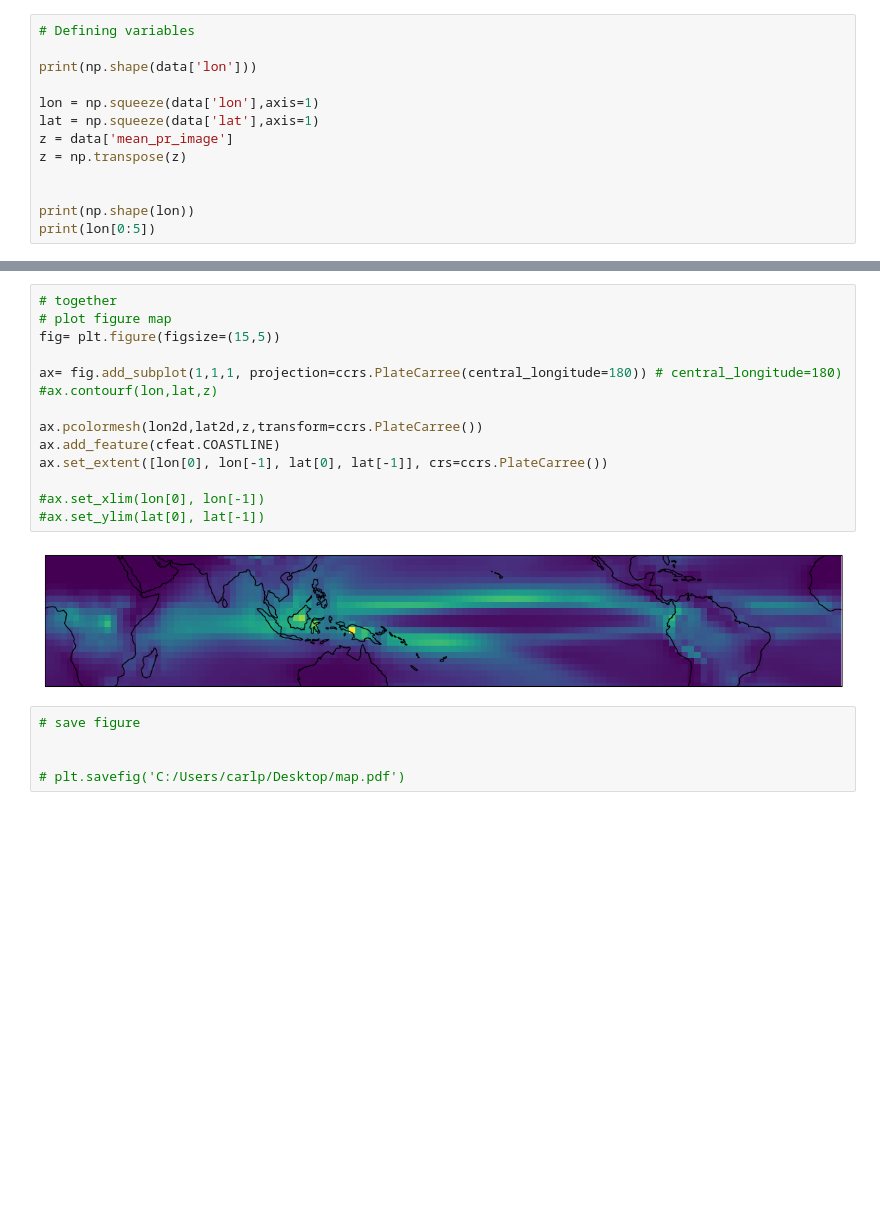
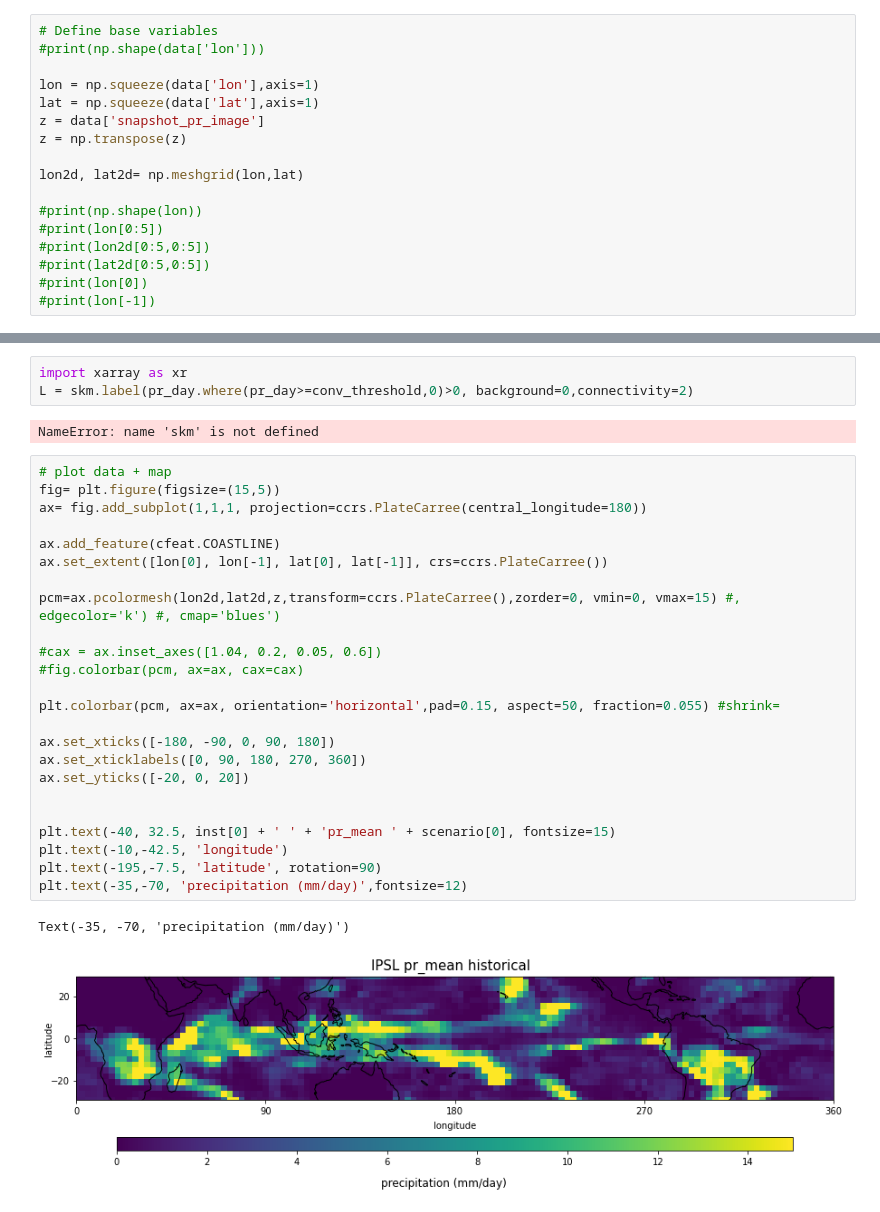
Before and after one commit to PBlackberg/phd, a Jupyter notebook: plotscripts/map_plot.ipynb, the cells around one changed output, grey strips where cells are left out. Drawn from its saved outputs; the diff is of its cells as text; blank space fills up the shorter version.

```diff
--- a/plotscripts/map_plot.ipynb
+++ b/plotscripts/map_plot.ipynb
@@ -105,13 +73,17 @@ dict_keys(['__header__', '__version__', '__globals__', 'M_area', 'M_lat', 'M_lon
 # %%
-# Defining variables
-
-print(np.shape(data['lon']))
+# Define base variables
+#print(np.shape(data['lon']))
 
 lon = np.squeeze(data['lon'],axis=1)
 lat = np.squeeze(data['lat'],axis=1)
-z = data['mean_pr_image']
+z = data['snapshot_pr_image']
 z = np.transpose(z)
 
+lon2d, lat2d= np.meshgrid(lon,lat)
 
-print(np.shape(lon))
-print(lon[0:5])
+#print(np.shape(lon))
+#print(lon[0:5])
+#print(lon2d[0:5,0:5])
+#print(lat2d[0:5,0:5])
+#print(lon[0])
+#print(lon[-1])
@@ -160,21 +114,32 @@ ax.set_extent([lon[0], lon[-1], lat[0], lat[-1]], crs=ccrs.PlateCarree())
-# %%
-# together
-# plot figure map
-fig= plt.figure(figsize=(15,5))
-
-ax= fig.add_subplot(1,1,1, projection=ccrs.PlateCarree(central_longitude=180)) # central_longitude=180)
-#ax.contourf(lon,lat,z)
-
-ax.pcolormesh(lon2d,lat2d,z,transform=ccrs.PlateCarree())
-ax.add_feature(cfeat.COASTLINE)
-ax.set_extent([lon[0], lon[-1], lat[0], lat[-1]], crs=ccrs.PlateCarree())
-
-#ax.set_xlim(lon[0], lon[-1])
-#ax.set_ylim(lat[0], lat[-1])
-# %% [output]
-[figure, removed]
-# %%
-# save figure
-
-
-# plt.savefig('C:/Users/carlp/Desktop/map.pdf')
+# %%
+import xarray as xr
+L = skm.label(pr_day.where(pr_day>=conv_threshold,0)>0, background=0,connectivity=2)
+# %% [output]
+NameError: name 'skm' is not defined
+# %%
+# plot data + map
+fig= plt.figure(figsize=(15,5))
+ax= fig.add_subplot(1,1,1, projection=ccrs.PlateCarree(central_longitude=180))
+
+ax.add_feature(cfeat.COASTLINE)
+ax.set_extent([lon[0], lon[-1], lat[0], lat[-1]], crs=ccrs.PlateCarree())
+
+pcm=ax.pcolormesh(lon2d,lat2d,z,transform=ccrs.PlateCarree(),zorder=0, vmin=0, vmax=15) #, edgecolor='k') #, cmap='blues')
+
+#cax = ax.inset_axes([1.04, 0.2, 0.05, 0.6])
+#fig.colorbar(pcm, ax=ax, cax=cax)
+
+plt.colorbar(pcm, ax=ax, orientation='horizontal',pad=0.15, aspect=50, fraction=0.055) #shrink=
+
+ax.set_xticks([-180, -90, 0, 90, 180])
+ax.set_xticklabels([0, 90, 180, 270, 360])
+ax.set_yticks([-20, 0, 20])
+
+
+plt.text(-40, 32.5, inst[0] + ' ' + 'pr_mean ' + scenario[0], fontsize=15)
+plt.text(-10,-42.5, 'longitude')
+plt.text(-195,-7.5, 'latitude', rotation=90)
+plt.text(-35,-70, 'precipitation (mm/day)',fontsize=12)
+# %% [output]
+Text(-35, -70, 'precipitation (mm/day)')
+[figure, added]
```
Also changed, not shown: parts of 21 cells of this notebook.
